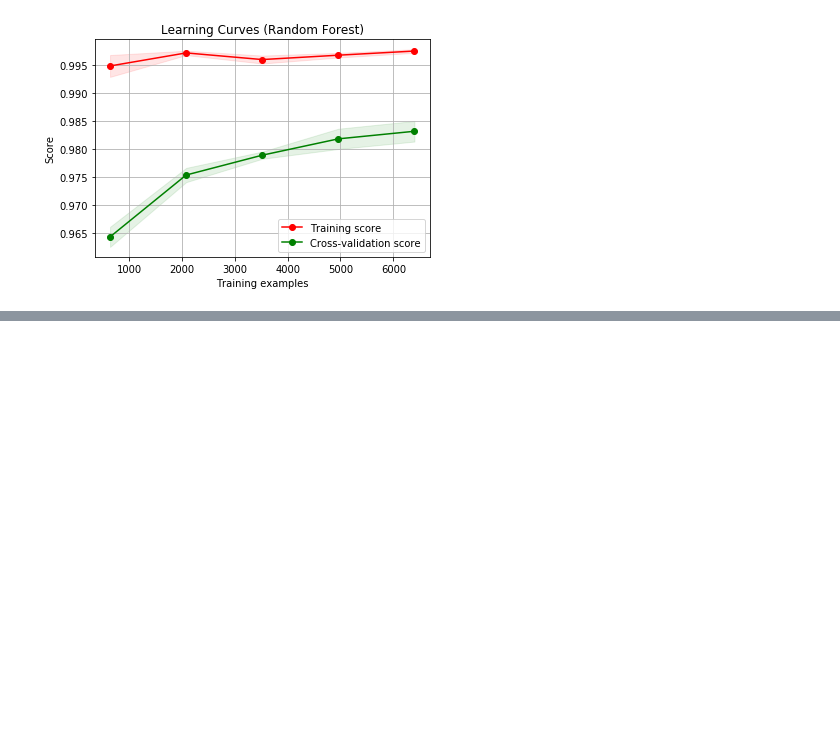
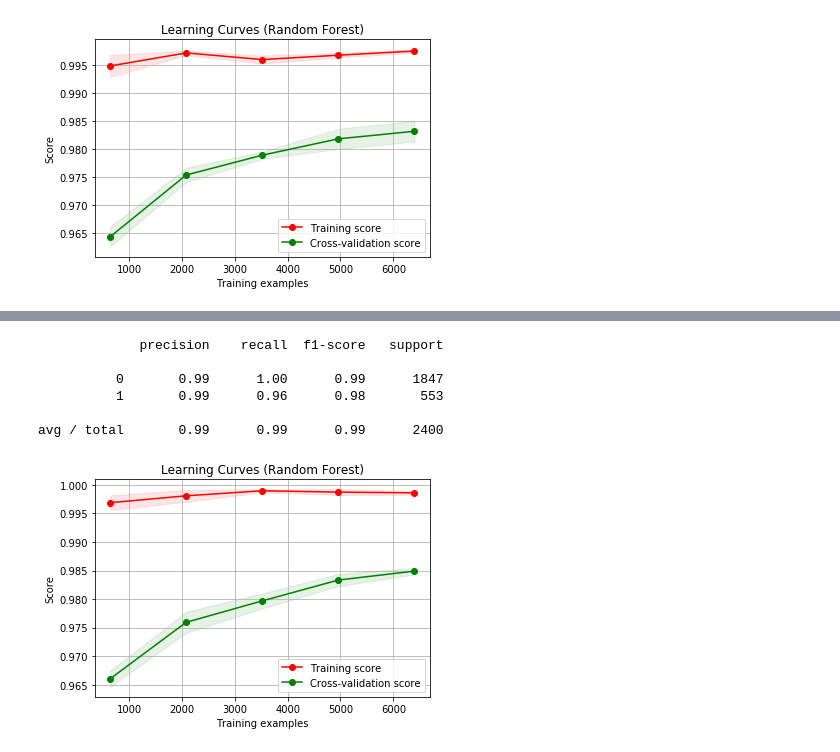
Before and after one commit to hhz-analytics-team/hr-competition, a Jupyter notebook: hr_competition_10_random_forest.ipynb, the cells around one changed output, grey strips where cells are left out. Saved outputs shown, nothing was run; the diff lists cells and outputs as text; code cells hidden in the pictures; blank space fills up the shorter version.

```diff
--- a/hr_competition_10_random_forest.ipynb
+++ b/hr_competition_10_random_forest.ipynb
@@ -229,0 +280,4 @@ plt.show()
+# %%
+clf = RandomForestClassifier(criterion='entropy', max_features='auto', n_estimators=15)
+# %%
+clf.fit(X_train_scaled, y_train)
@@ -229,0 +331,16 @@ plt.show()
+# %%
+print(classification_report(y_test, predictions))
+# %% [output]
+             precision    recall  f1-score   support
+
+          0       0.99      1.00      0.99      1847
+          1       0.99      0.96      0.98       553
+
+avg / total       0.99      0.99      0.99      2400
+# %%
+title = 'Learning Curves (Random Forest)'
+estimator = clf
+plot_learning_curve(estimator, title, X_train_scaled, y_train)
+plt.show()
+# %% [output]
+[figure, added]
```
Also changed, not shown: parts of 18 cells of this notebook, 2 other files.
